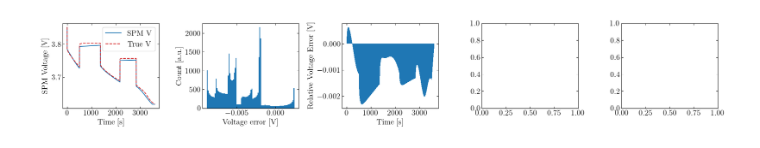
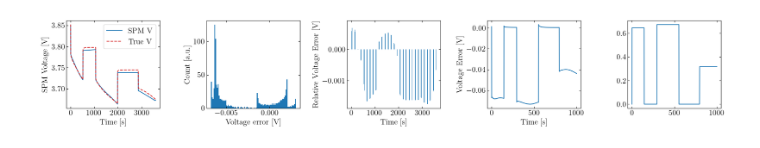
Before and after one commit to j-haralds/MSc_thesis, a Jupyter notebook: program/2_EncodedEulerNN/1_JN_xi_xidot.ipynb, the cells around one changed output. Drawn from its saved outputs; the diff is of its cells as text; code cells hidden in the pictures.

```diff
--- a/program/2_EncodedEulerNN/1_JN_xi_xidot.ipynb
+++ b/program/2_EncodedEulerNN/1_JN_xi_xidot.ipynb
@@ -146,11 +147,10 @@ cp_dot_n = transform(cp_dot, 'cp_dot')
 # %%
 # --- Split data ---
-x = torch.tensor(np.concatenate([I_n, dI_n, cn_n, cp_n], axis=-1), dtype=torch.float32) # (B, T, 4)
-y = torch.tensor(np.concatenate([cn_dot_n, cp_dot_n], axis=-1), dtype=torch.float32)
+x = torch.tensor(np.concatenate([I_n, cn_n, cp_n], axis=-1), dtype=torch.float32) # (B, T, 4)
+y = torch.tensor(np.concatenate([cn_dot_n, cp_dot_n, V_n], axis=-1), dtype=torch.float32)
 mask = torch.tensor(valid, dtype=torch.float32)
 
 split = int(0.8 * B)
-print(split)
 def _split(arr):
     return arr[:split], arr[split:]
 
@@ -199,14 +198,14 @@ np.float64(0.000539447966390241)
 # %%
 # --- Model ---
 class Net(nn.Module):
-    def __init__(self, input_size=4, hidden_size=128):
+    def __init__(self, input_size=3, hidden_size=128):
         super().__init__()
         self.net = nn.Sequential(
-            nn.Linear(input_size, hidden_size),
+            nn.Linear(input_size, hidden_size),     # [I_t, cn_t, cp_t]
             nn.ReLU(),
             nn.Linear(hidden_size, hidden_size),
             nn.ReLU(),
-            nn.Linear(hidden_size, 2)   # [cn_dot, cp_dot]
+            nn.Linear(hidden_size, 5)               # [G, m1, m2, z1, z2]
         )
 
     def forward(self, x):
@@ -372,7 +430,7 @@ def plot_rollout(cn_euler, cp_euler, cn_dot_euler, cp_dot_euler, steps_run,
     t_nn = np.arange(n_nn) * dt_eval             # physical time axis at new resolution
 
 
-    fig, axes = plt.subplots(1, 5, figsize=(20, 3.5))
+    fig, axes = plt.subplots(1, 5, figsize=(20, 4))
 
     cn_err = (cn_true[idx, :n_nn, 0] - cn_euler[:n_nn]) / (cn_true[idx, :n_nn, 0])
 
@@ -420,9 +478,9 @@ def plot_rollout(cn_euler, cp_euler, cn_dot_euler, cp_dot_euler, steps_run,
     return t_gt, t_nn, n_gt, n_nn
 # %%
 idx = 0
-dt_eval = 0.5
+dt_eval = 3.7
 on_train = False
-cn_euler, cp_euler, cn_dot_euler, cp_dot_euler, steps_run = rollout(idx, dt_eval, on_train)
+cn_euler, cp_euler, cn_dot_euler, cp_dot_euler, V_traj, dG_dt_traj, Z_traj, term1_traj, term2_traj, steps_run = rollout(idx, dt_eval, on_train)
 # %%
 t_gt, t_nn, n_gt, n_nn = plot_rollout(cn_euler, cp_euler, cn_dot_euler, cp_dot_euler, steps_run, idx, dt_eval, on_train)
 # %% [output]
@@ -435,31 +518,35 @@ cp_euler_gt = np.interp(t_gt, t_nn, cp_euler[:n_nn])
 
 V_spm = SPM_eqs.V_terminal(I_test[idx, :n_gt, 0], cp_euler_gt, cn_euler_gt, param)
 V_true = V_test[idx, :n_gt, 0]
 
 # I_nn    = np.interp(t_nn, t_gt, I_test[idx, :n_gt, 0])
 # V_true_nn = np.interp(t_nn, t_gt, V_test[idx, :n_gt, 0])
 
 # V_spm = SPM_eqs.V_terminal(I_nn, cp_euler[:n_nn], cn_euler[:n_nn], param)
 
 ocv = SPM_eqs.OCV(cn_test[idx, :n_gt, 0], cp_test[idx, :n_gt, 0])
 
 err = V_spm - V_true
 err = err[np.isfinite(err)]
 
 fig , axes = plt.subplots(1, 5, figsize=(20, 3.5))
 axes[0].plot(t_gt, V_spm, label='SPM V')
 axes[0].set_xlabel("Time [s]")
 axes[0].set_ylabel("SPM Voltage [V]")
 axes[0].plot(t_gt, V_true, label='True V', linestyle="dashed", color="tab:red")
 axes[0].legend()
 axes[1].hist(err, bins=100, label='True V')
 axes[1].set_xlabel("Voltage error [V]")
 axes[1].set_ylabel("Count [a.u.]")
 axes[2].bar(t_gt, err / np.max(np.abs(V_true)), label='OCV')
 axes[2].set_xlabel("Time [s]")
 axes[2].set_ylabel("Relative Voltage Error [V]")
+axes[3].plot(V_true - ocv, label='SPM V - OCV')
+axes[3].set_xlabel("Time [s]")
+axes[3].set_ylabel("Voltage Error [V]")
+axes[4].plot(I_test[idx, :n_gt, 0], label='Current')
 
 plt.tight_layout()
 # plt.savefig('figs/5.1_SPM_V_ep100.pdf')
 # %% [output]
-[figure, old version]
+[figure, new version]
```
Also changed, not shown: parts of 11 cells of this notebook.
